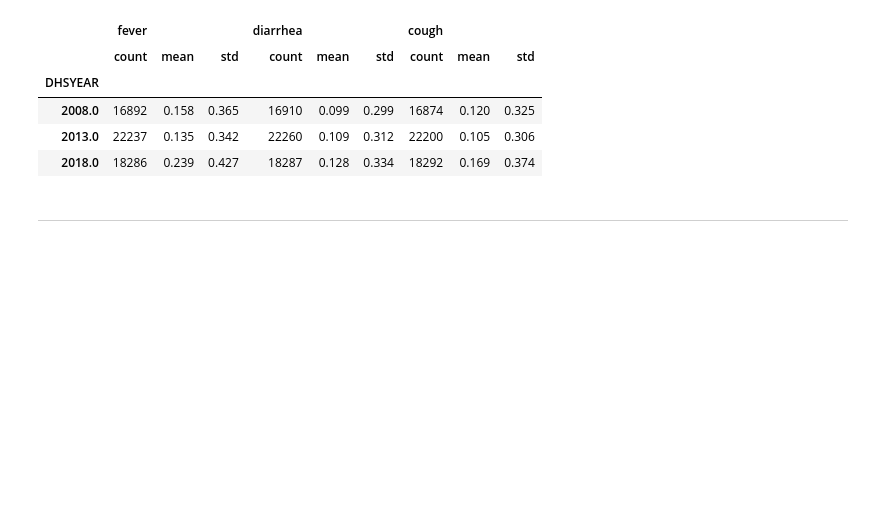
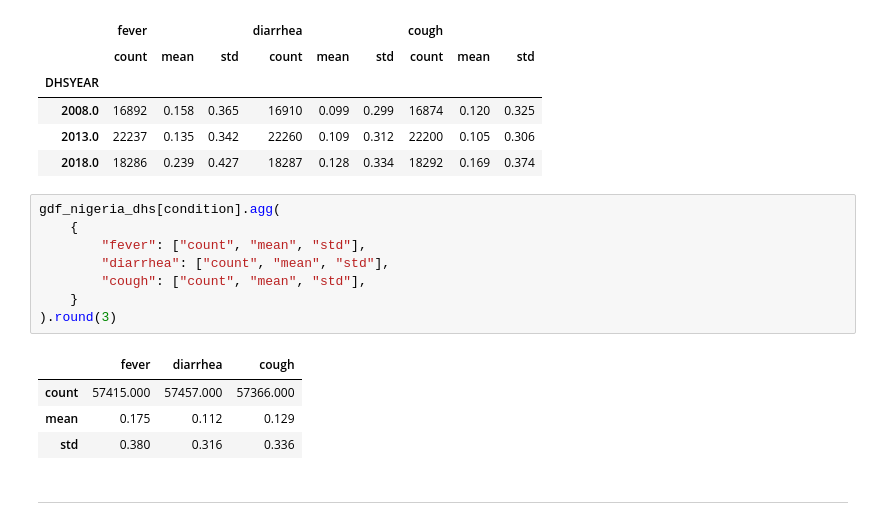
Before and after one commit to dbursy/replication_forest_loss_human_disease, a Jupyter notebook: notebooks/8_Descriptive_Statistics.ipynb, the cells around one changed output. Cells and saved outputs as stored; diff of their text form; blank space fills up the shorter version.

```diff
--- a/notebooks/8_Descriptive_Statistics.ipynb
+++ b/notebooks/8_Descriptive_Statistics.ipynb
@@ -455,5 +455,18 @@ gdf_nigeria_dhs[condition].groupby("DHSYEAR").agg(
 | 2008.0 | 16892 | 0.158 | 0.365 | 16910 | 0.099 | 0.299 | 16874 | 0.120 | 0.325 |
 | 2013.0 | 22237 | 0.135 | 0.342 | 22260 | 0.109 | 0.312 | 22200 | 0.105 | 0.306 |
 | 2018.0 | 18286 | 0.239 | 0.427 | 18287 | 0.128 | 0.334 | 18292 | 0.169 | 0.374 |
+# %%
+gdf_nigeria_dhs[condition].agg(
+    {
+        "fever": ["count", "mean", "std"],
+        "diarrhea": ["count", "mean", "std"],
+        "cough": ["count", "mean", "std"],
+    }
+).round(3)
+# %% [output]
+|  | fever | diarrhea | cough |
+| count | 57415.000 | 57457.000 | 57366.000 |
+| mean | 0.175 | 0.112 | 0.129 |
+| std | 0.380 | 0.316 | 0.336 |
 # %% [markdown]
 ---
```
Also changed, not shown: parts of 3 cells of this notebook, 17 other files.
